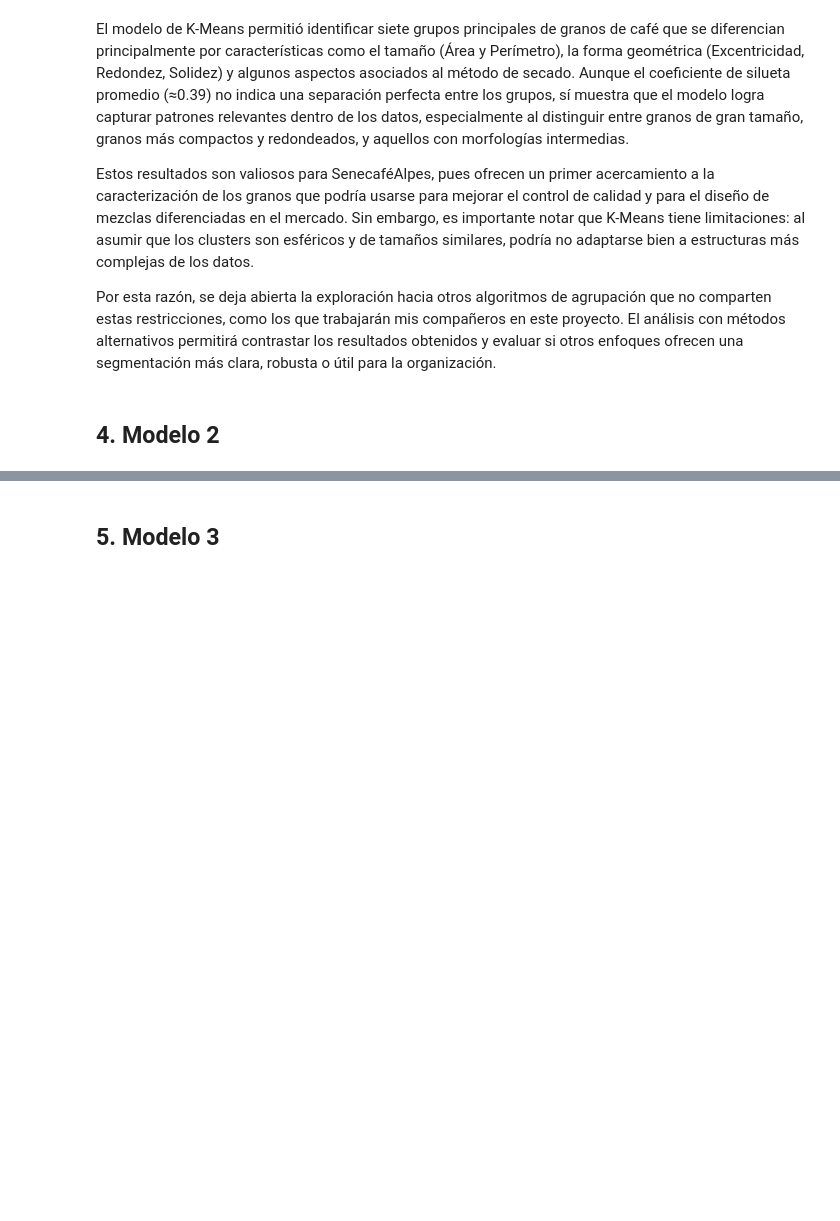
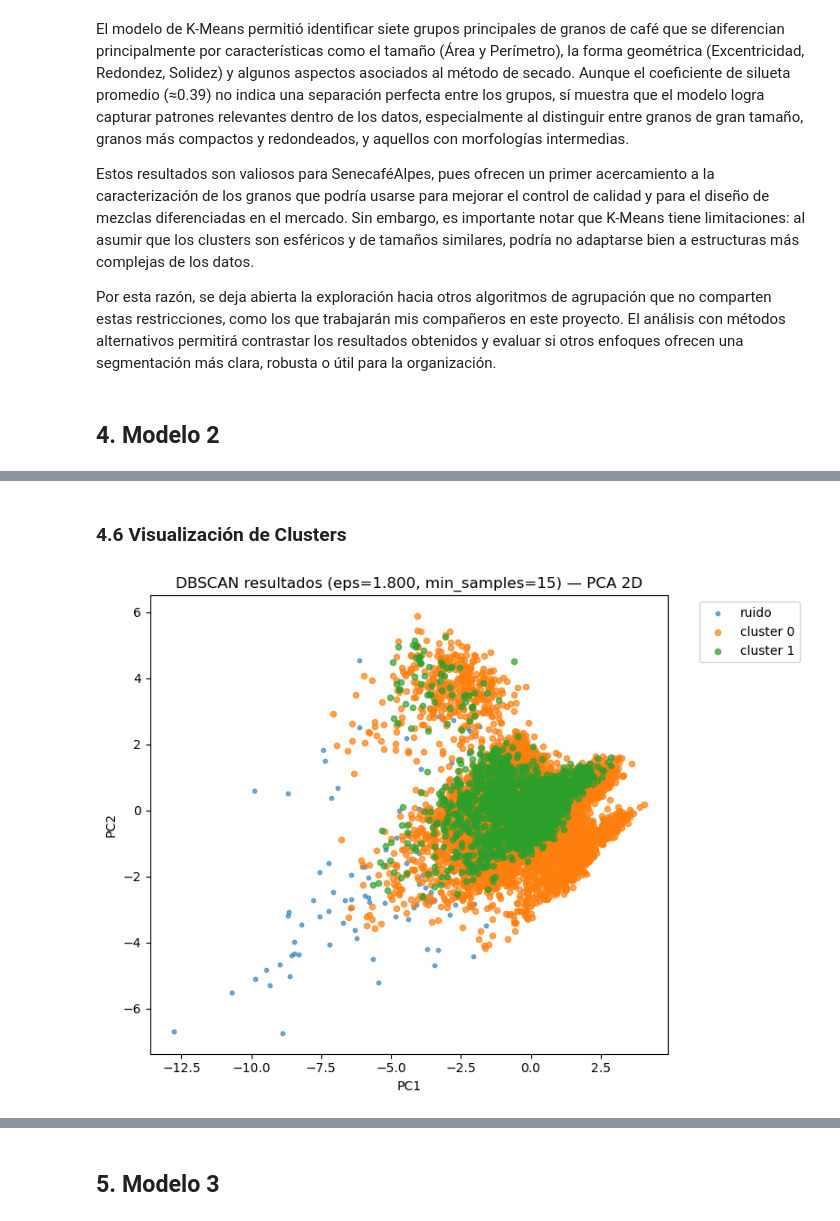
Before and after one commit to aneira3/Laboratorio2_BI, a Jupyter notebook: lab2.ipynb, the cells around one changed output, grey strips where cells are left out. Cells and saved outputs as stored; diff of their text form; code cells hidden in the pictures; blank space fills up the shorter version.

```diff
--- a/lab2.ipynb
+++ b/lab2.ipynb
@@ -468,0 +577,19 @@ Por esta razón, se deja abierta la exploración hacia otros algoritmos de agrup
+# %%
+# --- 5) Ajustar DBSCAN con la mejor configuración ---
+best = results_df.dropna(subset=['silhouette']).iloc[0]
+best_ms, best_eps = int(best['min_samples']), float(best['eps'])
+print(f"Mejor (por silhouette) encontrada: min_samples={best_ms}, eps={best_eps}")
+
+db_best = DBSCAN(eps=best_eps, min_samples=best_ms, n_jobs=-1)
+labels_best = db_best.fit_predict(X_scaled)
+df['cluster_dbscan'] = labels_best
+
+print("Número de clusters (sin contar -1)", len(set(labels_best)) - (1 if -1 in labels_best else 0))
+print("Puntos etiquetados como ruido (-1):", list(labels_best).count(-1))
+
+if len(set(labels_best)) - (1 if -1 in labels_best else 0) > 1:
+    try:
+        sil_best = silhouette_score(X_scaled, labels_best)
+        print("Silhouette (DBSCAN):", sil_best)
+    except Exception as e:
+        print("Silhouette no se pudo calcular:", e)
@@ -468,0 +606,23 @@ Por esta razón, se deja abierta la exploración hacia otros algoritmos de agrup
+# %% [markdown]
+### 4.6 Visualización de Clusters
+# %%
+# --- 6) Visualización 2D con PCA ---
+pca = PCA(n_components=2)
+X_pca = pca.fit_transform(X_scaled)
+
+plt.figure(figsize=(8,6))
+unique_labels = np.unique(labels_best)
+for lab in unique_labels:
+    mask = labels_best == lab
+    if lab == -1:
+        plt.scatter(X_pca[mask,0], X_pca[mask,1], s=10, label='ruido', alpha=0.6)
+    else:
+        plt.scatter(X_pca[mask,0], X_pca[mask,1], s=20, label=f'cluster {lab}', alpha=0.7)
+plt.legend(bbox_to_anchor=(1.05,1), loc='upper left')
+plt.title(f'DBSCAN resultados (eps={best_eps:.3f}, min_samples={best_ms}) — PCA 2D')
+plt.xlabel('PC1')
+plt.ylabel('PC2')
+plt.tight_layout()
+plt.show()
+# %% [output]
+[figure, added]
```
Also changed, not shown: parts of 22 cells of this notebook.
